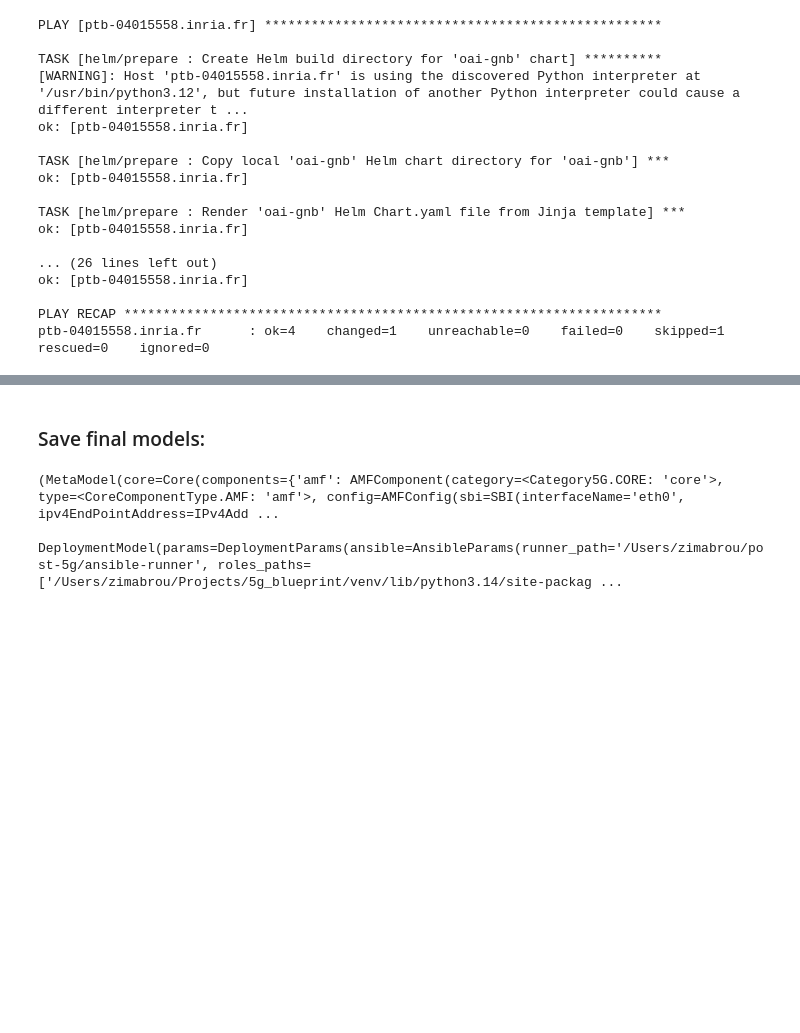
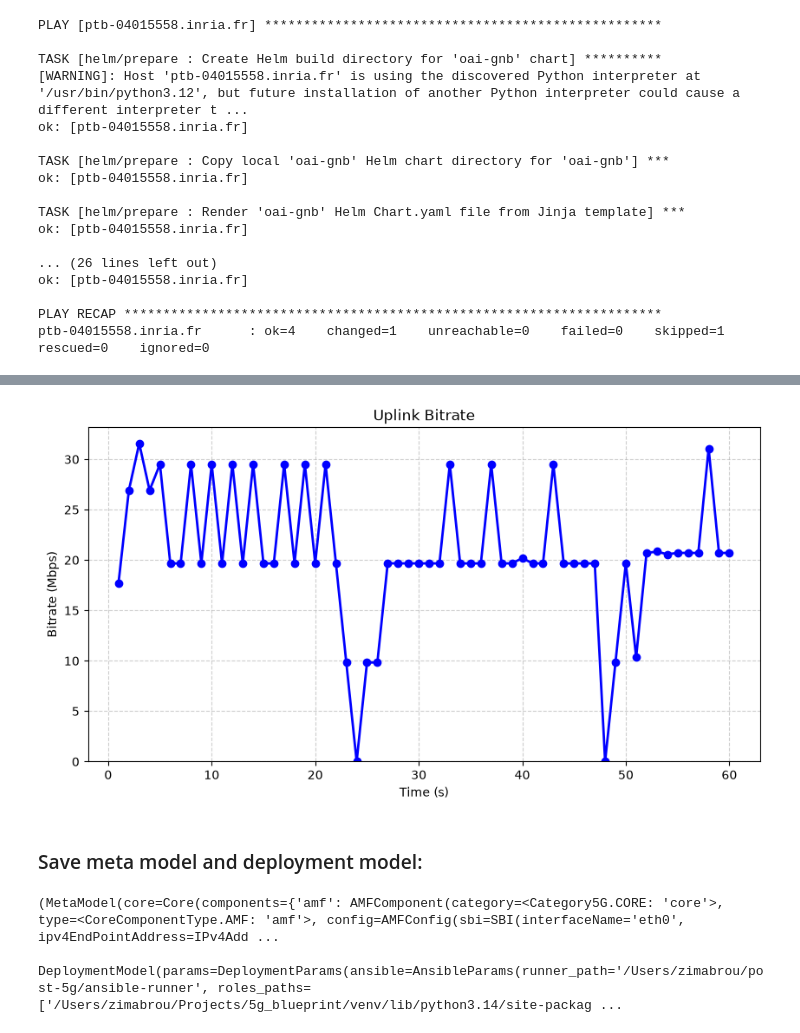
Before and after one commit to ifran-project/ifran, a Jupyter notebook: examples/b210/test.ipynb, the cells around one changed output, grey strips where cells are left out. Saved outputs shown, nothing was run; the diff lists cells and outputs as text; code cells hidden in the pictures; blank space fills up the shorter version.

```diff
--- a/examples/b210/test.ipynb
+++ b/examples/b210/test.ipynb
@@ -210,0 +529,2 @@ gNBs:
+# %%
+await prov.run_node_command(command=["iperf3", "-s", "-1", "-D"], nodes=["ptb-04015558.inria.fr"], quiet=True)
@@ -211,5 +618,9 @@ gNBs:
+# %%
+plot_throughput(uplink, "Uplink Bitrate")
+# %% [output]
+[figure, added]
 # %% [markdown]
-### Save final models:
+### Save meta model and deployment model:
 # %%
 ran.output(metamodel_file="output_metamodel.yaml", deployment_model_file="output_deployment_model.yaml")
 # %% [output]
```
Also changed, not shown: parts of 66 cells of this notebook, 2 other files.
